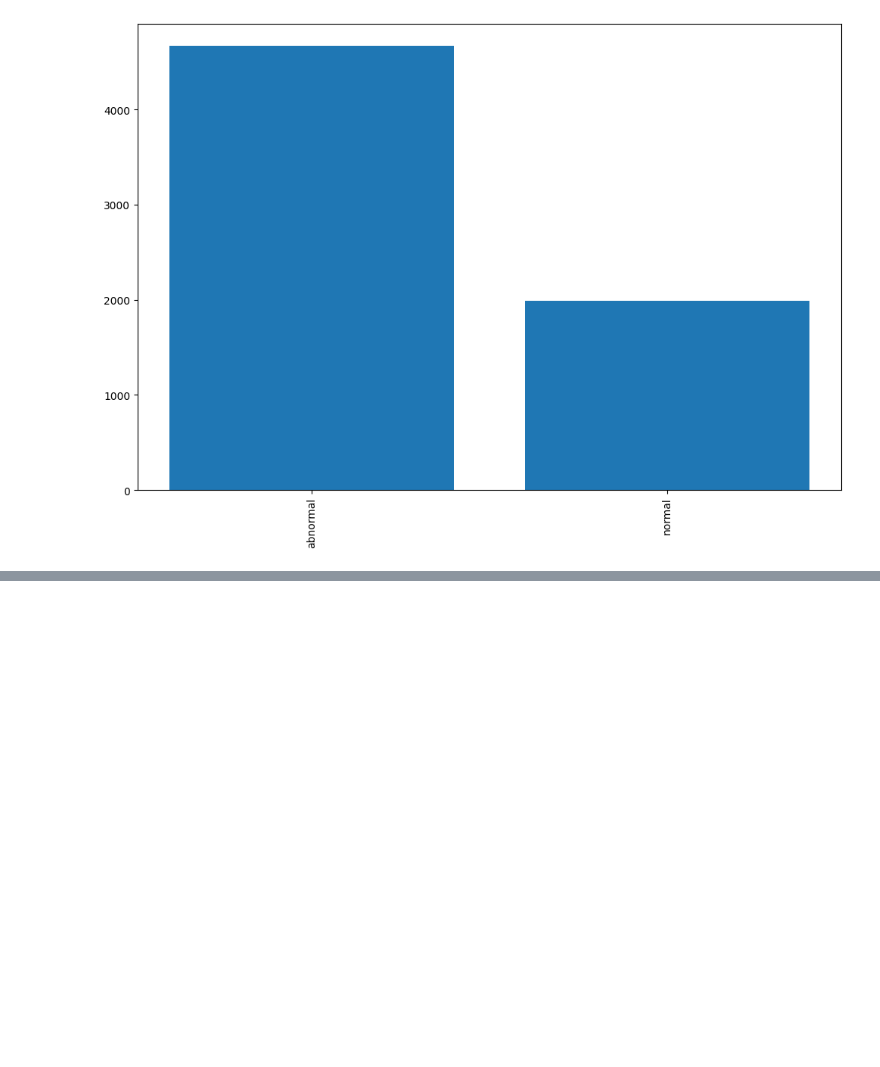
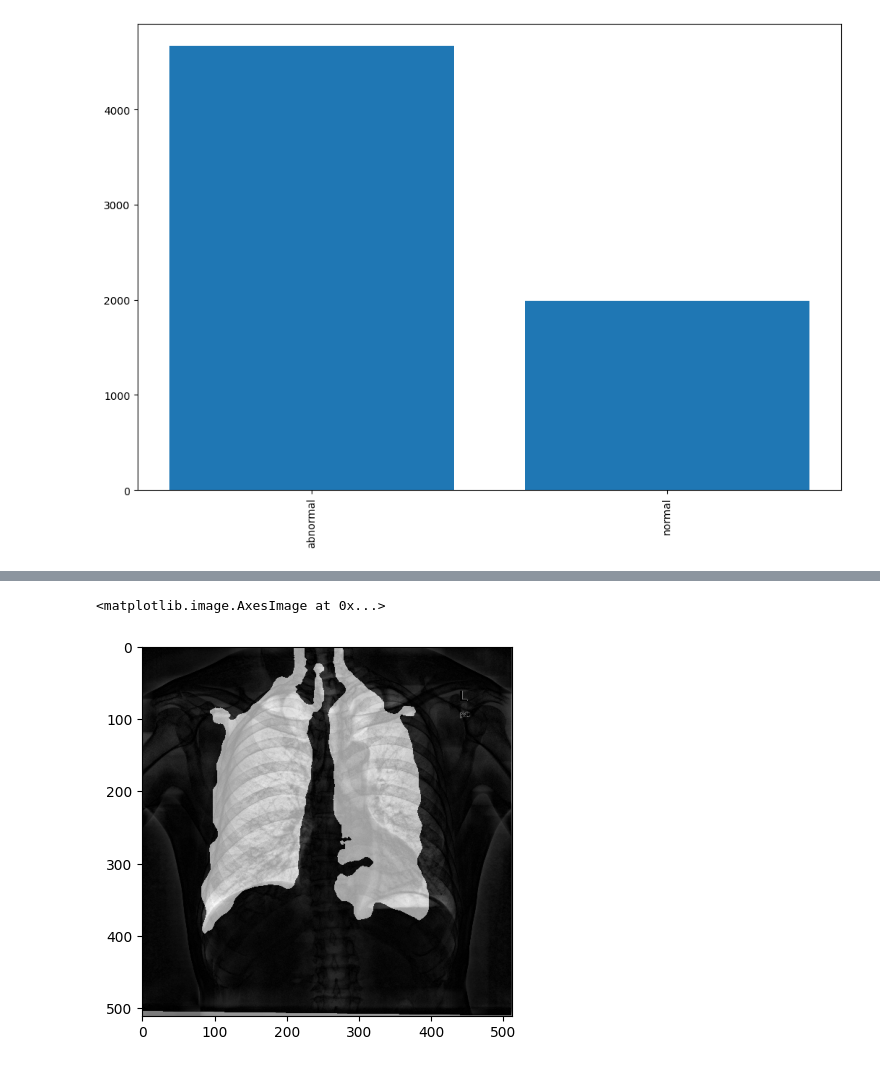
Before and after one commit to anuraagbhavaraju/computer-vision-chest-xray, a Jupyter notebook: CXR_Classification_Comparitive_Study.ipynb, the cells around one changed output, grey strips where cells are left out. Drawn from its saved outputs; the diff is of its cells as text; code cells hidden in the pictures; blank space fills up the shorter version.

```diff
--- a/CXR_Classification_Comparitive_Study.ipynb
+++ b/CXR_Classification_Comparitive_Study.ipynb
@@ -205,0 +253,23 @@ All Labels (2): ['abnormal', 'normal']
+# %%
+# Create content/chest_xray/CLAHE_Transformed folder before running this cell
+import cv2
+cnt=0
+for main_folder in ['/content/chest_xray/chest_xray/']:
+  for sel_folder in ['train/','val/','test/']:
+    for class_folder in ['PNEUMONIA/','NORMAL/']:
+      directory=main_folder+sel_folder+class_folder
+      new_directory='/content/chest_xray/CLAHE_Transformed/'
+      for img in os.listdir(directory):
+        filename =directory+img # path to the image file
+        image = cv2.imread(filename, cv2.IMREAD_GRAYSCALE)
+        clahe = cv2.createCLAHE(clipLimit=2.0, tileGridSize=(8,8))
+        img_clahe = clahe.apply(image)
+        cnt+=1
+        if cnt%100==0:
+          print(cnt,' images processed')
+        # #plt.imshow(img_clahe,cmap='gray')
+        #cv2.imwrite(new_directory+img,img_clahe)
+        try:
+          cv2.imwrite(new_directory+img,img_clahe)
+        except:
+          print("couldn't convert ",img)
@@ -205,0 +352,6 @@ All Labels (2): ['abnormal', 'normal']
+# %%
+blended = cv2.addWeighted(image, 0.5, contour_mask, 0.5, 0)
+plt.imshow(blended,cmap='gray')
+# %% [output]
+<matplotlib.image.AxesImage at 0x...>
+[figure, added]
```
Also changed, not shown: parts of 69 cells of this notebook.
